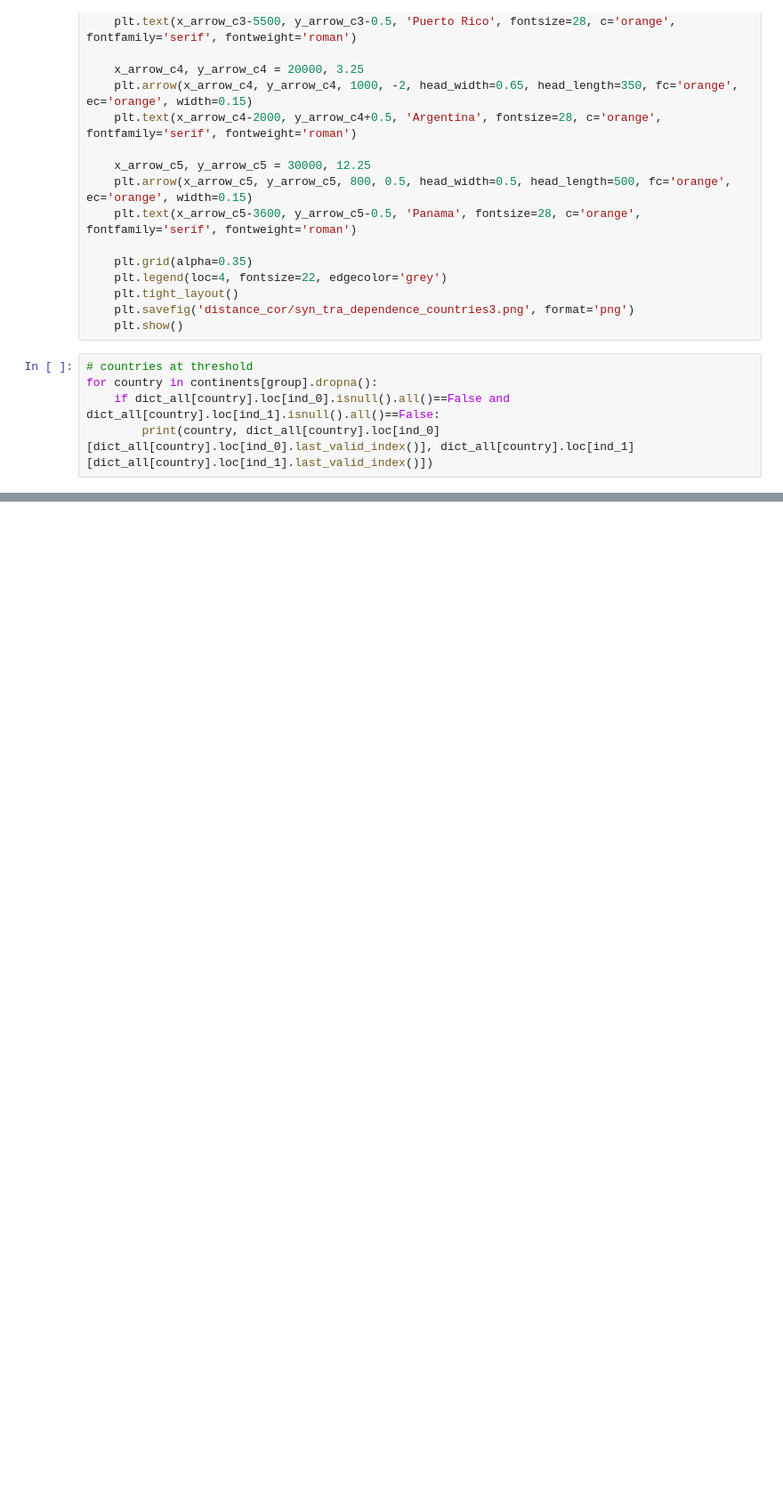
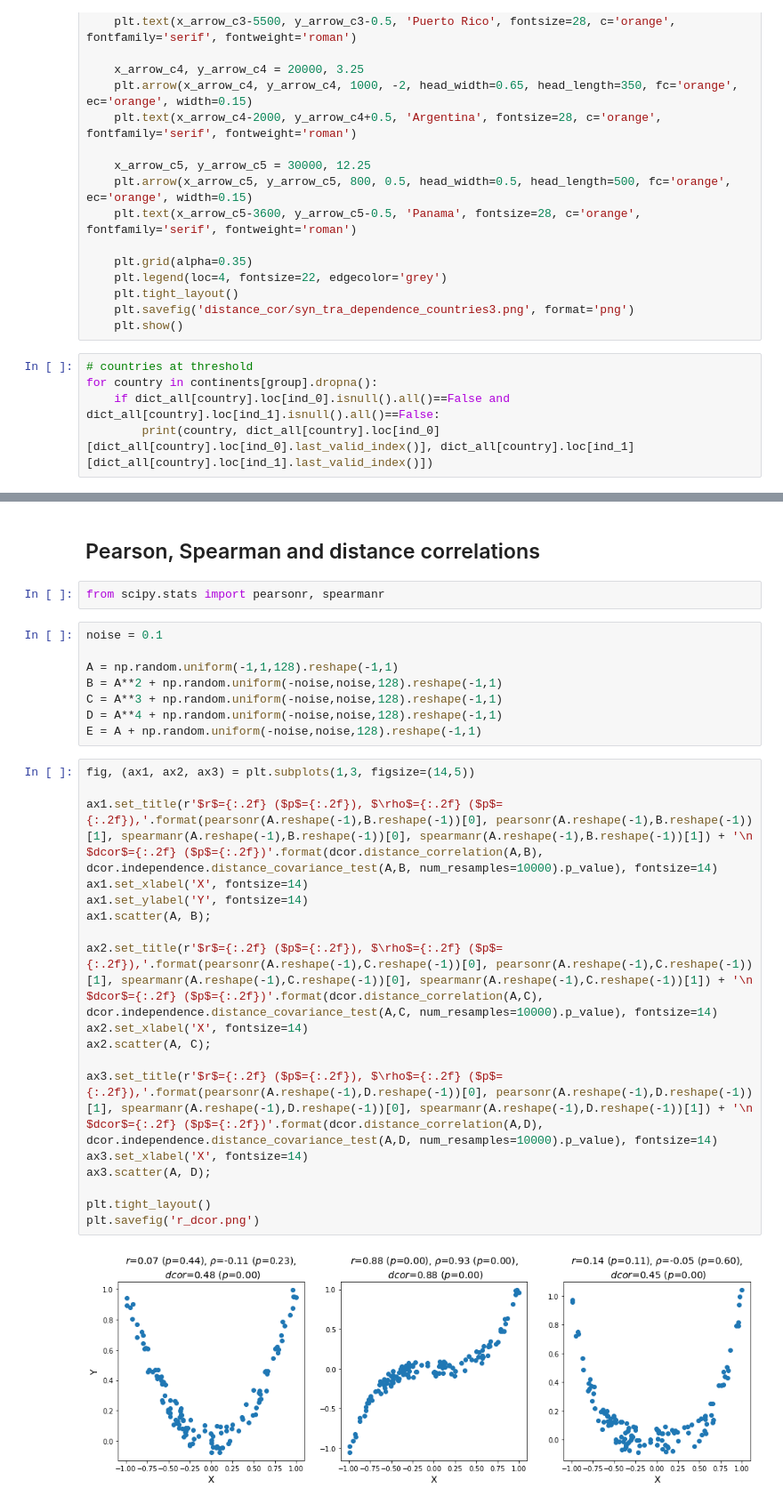
Before and after one commit to felix-laumann/SDG-networks, a Jupyter notebook: 5_Additions.ipynb, the cells around one changed output, grey strips where cells are left out. Shown at 89% size. Drawn from its saved outputs; the diff is of its cells as text; blank space fills up the shorter version.

```diff
--- a/5_Additions.ipynb
+++ b/5_Additions.ipynb
@@ -1077,0 +1405,32 @@ for country in continents[group].dropna():
+# %% [markdown]
+## Pearson, Spearman and distance correlations
+# %%
+from scipy.stats import pearsonr, spearmanr
+# %%
+noise = 0.1
+
+A = np.random.uniform(-1,1,128).reshape(-1,1)
+B = A**2 + np.random.uniform(-noise,noise,128).reshape(-1,1)
+C = A**3 + np.random.uniform(-noise,noise,128).reshape(-1,1)
+D = A**4 + np.random.uniform(-noise,noise,128).reshape(-1,1)
+E = A + np.random.uniform(-noise,noise,128).reshape(-1,1)
+# %%
+fig, (ax1, ax2, ax3) = plt.subplots(1,3, figsize=(14,5))
+
+ax1.set_title(r'$r$={:.2f} ($p$={:.2f}), $\rho$={:.2f} ($p$={:.2f}),'.format(pearsonr(A.reshape(-1),B.reshape(-1))[0], pearsonr(A.reshape(-1),B.reshape(-1))[1], spearmanr(A.reshape(-1),B.reshape(-1))[0], spearmanr(A.reshape(-1),B.reshape(-1))[1]) + '\n $dcor$={:.2f} ($p$={:.2f})'.format(dcor.distance_correlation(A,B), dcor.independence.distance_covariance_test(A,B, num_resamples=10000).p_value), fontsize=14)
+ax1.set_xlabel('X', fontsize=14)
+ax1.set_ylabel('Y', fontsize=14)
+ax1.scatter(A, B);
+
+ax2.set_title(r'$r$={:.2f} ($p$={:.2f}), $\rho$={:.2f} ($p$={:.2f}),'.format(pearsonr(A.reshape(-1),C.reshape(-1))[0], pearsonr(A.reshape(-1),C.reshape(-1))[1], spearmanr(A.reshape(-1),C.reshape(-1))[0], spearmanr(A.reshape(-1),C.reshape(-1))[1]) + '\n $dcor$={:.2f} ($p$={:.2f})'.format(dcor.distance_correlation(A,C), dcor.independence.distance_covariance_test(A,C, num_resamples=10000).p_value), fontsize=14)
+ax2.set_xlabel('X', fontsize=14)
+ax2.scatter(A, C);
+
+ax3.set_title(r'$r$={:.2f} ($p$={:.2f}), $\rho$={:.2f} ($p$={:.2f}),'.format(pearsonr(A.reshape(-1),D.reshape(-1))[0], pearsonr(A.reshape(-1),D.reshape(-1))[1], spearmanr(A.reshape(-1),D.reshape(-1))[0], spearmanr(A.reshape(-1),D.reshape(-1))[1]) + '\n $dcor$={:.2f} ($p$={:.2f})'.format(dcor.distance_correlation(A,D), dcor.independence.distance_covariance_test(A,D, num_resamples=10000).p_value), fontsize=14)
+ax3.set_xlabel('X', fontsize=14)
+ax3.scatter(A, D);
+
+plt.tight_layout()
+plt.savefig('r_dcor.png')
+# %% [output]
+[figure, added]
```
Also changed, not shown: parts of 42 cells of this notebook, 5 other files.
